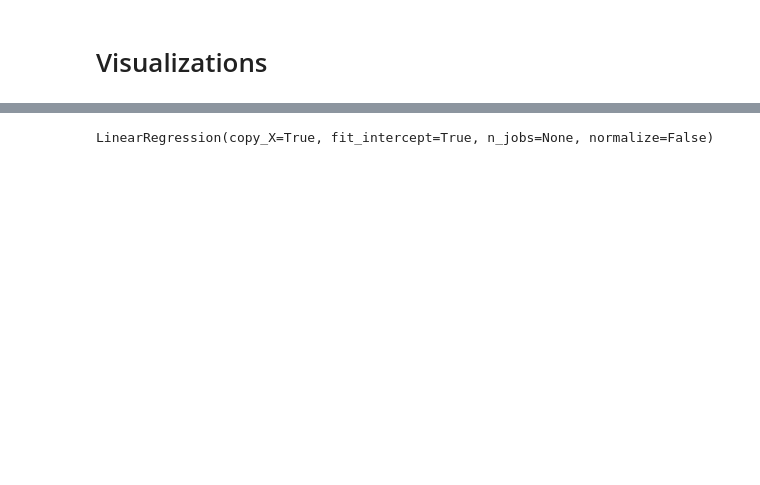
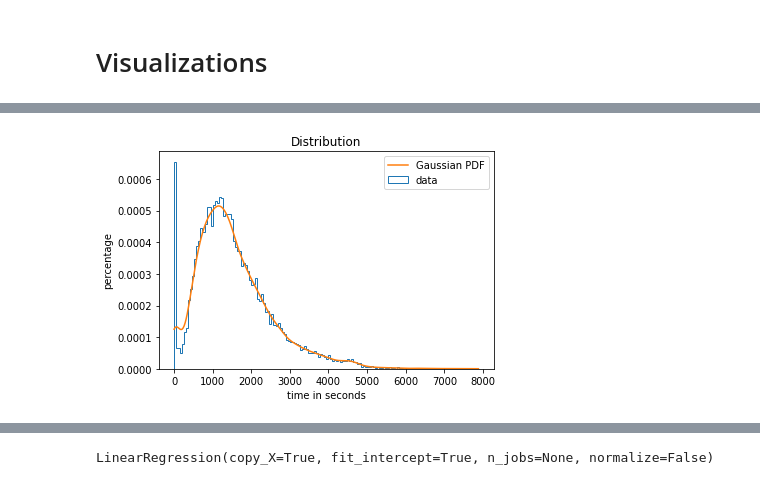
Before and after one commit to explore-thulani/sendy-logistics-challenge, a Jupyter notebook: Sendy_Logistics_Challenge_Regression_Predict.ipynb, the cells around one changed output, grey strips where cells are left out. Cells and saved outputs as stored; diff of their text form; code cells hidden in the pictures; blank space fills up the shorter version.

```diff
--- a/Sendy_Logistics_Challenge_Regression_Predict.ipynb
+++ b/Sendy_Logistics_Challenge_Regression_Predict.ipynb
@@ -147,0 +223,12 @@ Text(0.5, 0, 'Platform type')
+# %%
+plt.hist(train_df["time from pickup to arrival"], 150, histtype = 'step',density = True, label = "data");
+kde_xs = np.linspace(0, train_df["time from pickup to arrival"].max(), 301)
+kde = st.gaussian_kde(train_df["time from pickup to arrival"])
+plt.plot(kde_xs, kde.pdf(kde_xs), label="Gaussian PDF")
+plt.legend(loc="upper right")
+plt.xlabel("time in seconds")
+plt.ylabel("percentage");
+plt.title("Distribution");
+plt.savefig('images/distribution.jpg',optimize=True,transparent=True)
+# %% [output]
+[figure, added]
```
Also changed, not shown: parts of 41 cells of this notebook, 8 other files.
